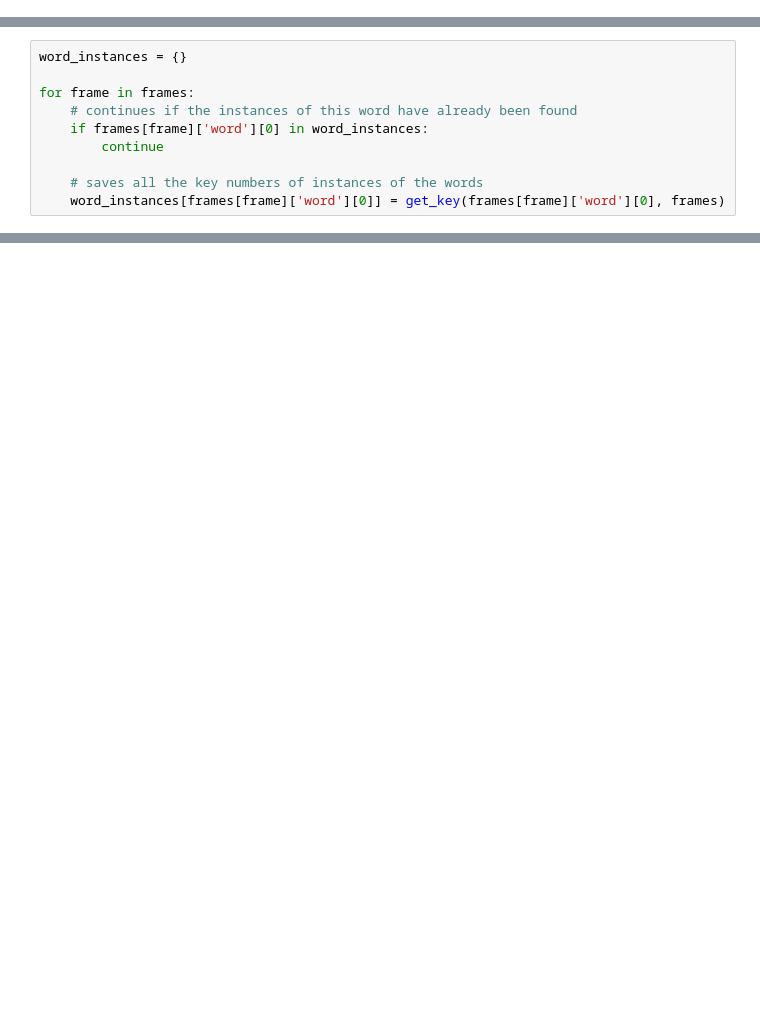
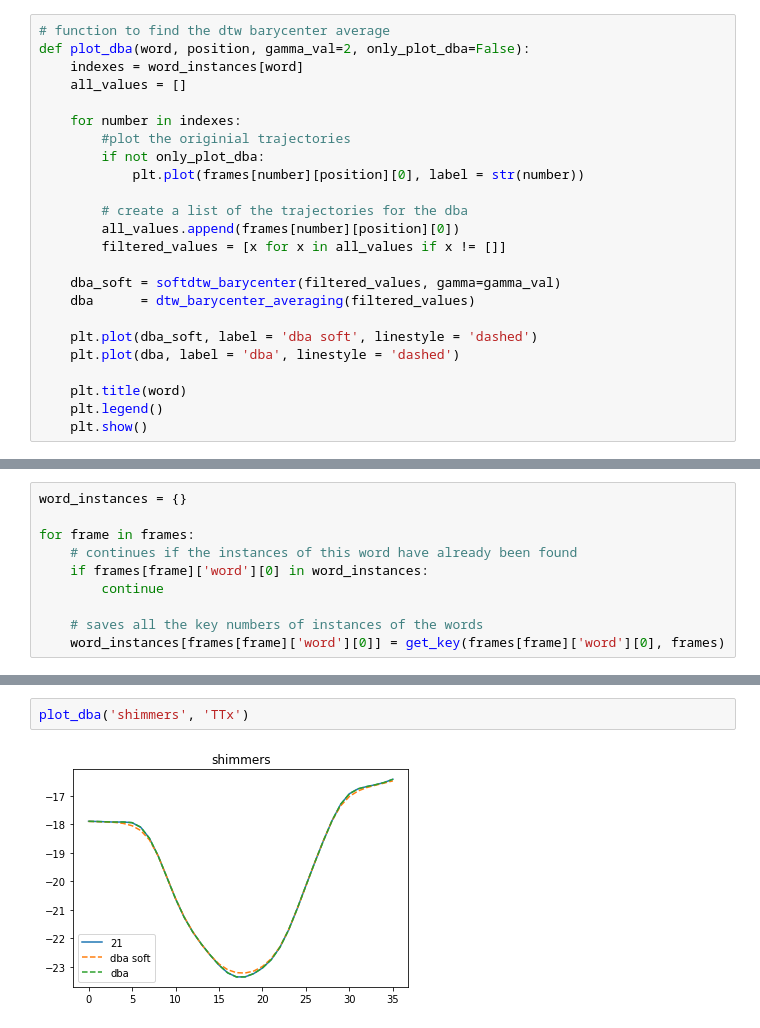
Before and after one commit to evankemmer/UMCUproject, a Jupyter notebook: dtw_testing.ipynb, the cells around one changed output, grey strips where cells are left out. Saved outputs shown, nothing was run; the diff lists cells and outputs as text; blank space fills up the shorter version.

```diff
--- a/dtw_testing.ipynb
+++ b/dtw_testing.ipynb
@@ -96,0 +64,24 @@ def find_dba(word, position, gamma_val=1, only_plot_dba=False):
+# %%
+# function to find the dtw barycenter average
+def plot_dba(word, position, gamma_val=2, only_plot_dba=False):
+    indexes = word_instances[word]
+    all_values = []
+
+    for number in indexes:
+        #plot the originial trajectories
+        if not only_plot_dba:
+            plt.plot(frames[number][position][0], label = str(number))
+
+        # create a list of the trajectories for the dba
+        all_values.append(frames[number][position][0])
+        filtered_values = [x for x in all_values if x != []]
+
+    dba_soft = softdtw_barycenter(filtered_values, gamma=gamma_val)
+    dba      = dtw_barycenter_averaging(filtered_values)
+
+    plt.plot(dba_soft, label = 'dba soft', linestyle = 'dashed')
+    plt.plot(dba, label = 'dba', linestyle = 'dashed')
+
+    plt.title(word)
+    plt.legend()
+    plt.show()
@@ -166,0 +204,4 @@ find_dba('the', 'ULy')
+# %%
+plot_dba('shimmers', 'TTx')
+# %% [output]
+[figure, added]
```
Also changed, not shown: parts of 12 cells of this notebook.
